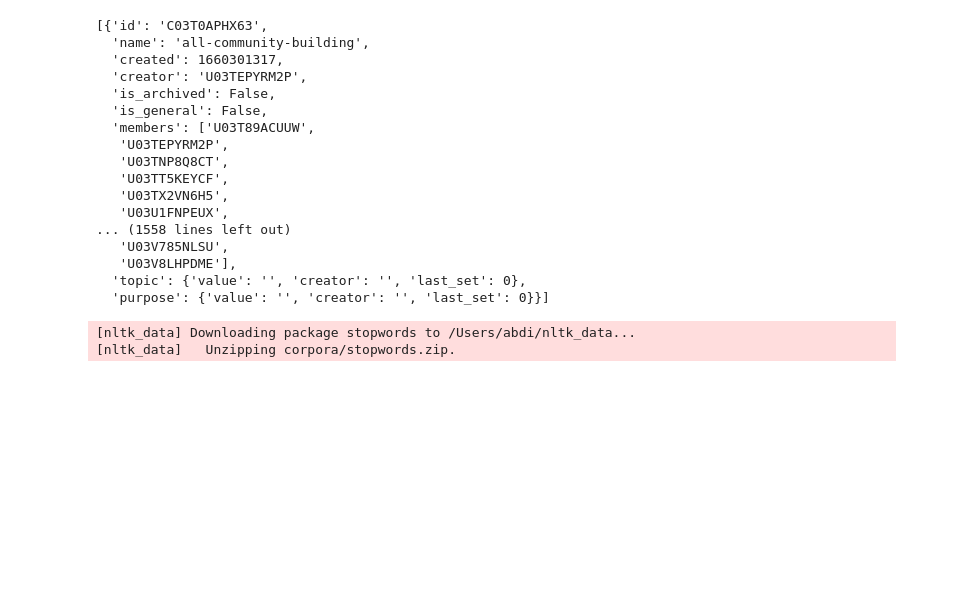
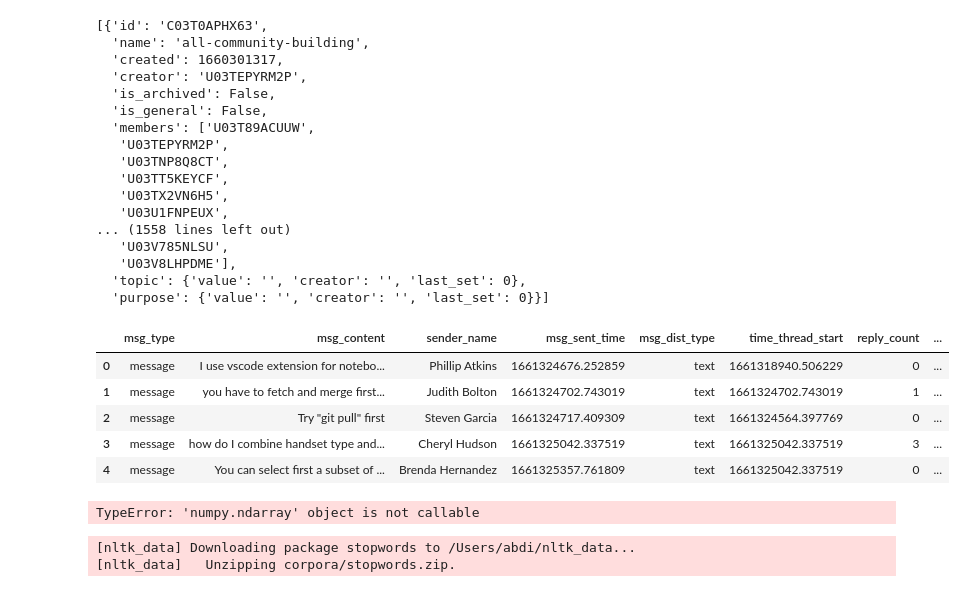
Before and after one commit to abdimussa87/week0_starter_network_analysis, a Jupyter notebook: notebooks/parse_slack_data.ipynb, the cells around one changed output. Drawn from its saved outputs; the diff is of its cells as text; code cells hidden in the pictures; blank space fills up the shorter version.

```diff
--- a/notebooks/parse_slack_data.ipynb
+++ b/notebooks/parse_slack_data.ipynb
@@ -68,6 +68,18 @@ data_loader.channels
 # %%
 all_week_1_path = os.path.join("../anonymized", 'all-week1/')
 week1_df = utils.slack_parser(all_week_1_path)
+week1_df.head()
+# %% [output]
+|  | msg_type | msg_content | sender_name | msg_sent_time | msg_dist_type | time_thread_start | reply_count | ... |
+| 0 | message | I use vscode extension for notebo... | Phillip Atkins | 1661324676.252859 | text | 1661318940.506229 | 0 | ... |
+| 1 | message | you have to fetch and merge first... | Judith Bolton | 1661324702.743019 | text | 1661324702.743019 | 1 | ... |
+| 2 | message | Try "git pull" first | Steven Garcia | 1661324717.409309 | text | 1661324564.397769 | 0 | ... |
+| 3 | message | how do I combine handset type and... | Cheryl Hudson | 1661325042.337519 | text | 1661325042.337519 | 3 | ... |
+| 4 | message | You can select first a subset of ... | Brenda Hernandez | 1661325357.761809 | text | 1661325042.337519 | 0 | ... |
+# %%
+week1_df['msg_content'].values[0]
+# %% [output]
+TypeError: 'numpy.ndarray' object is not callable
 # %%
 import nltk
 nltk.download('stopwords')
```
Also changed, not shown: 1 other file.
